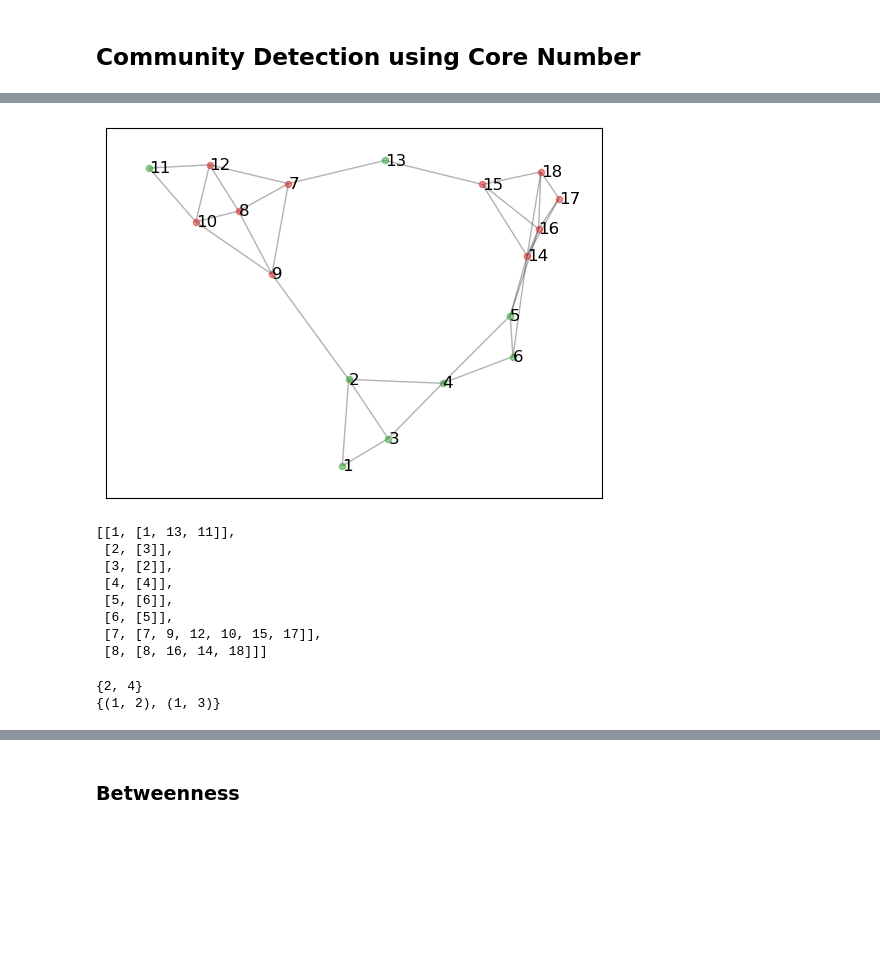
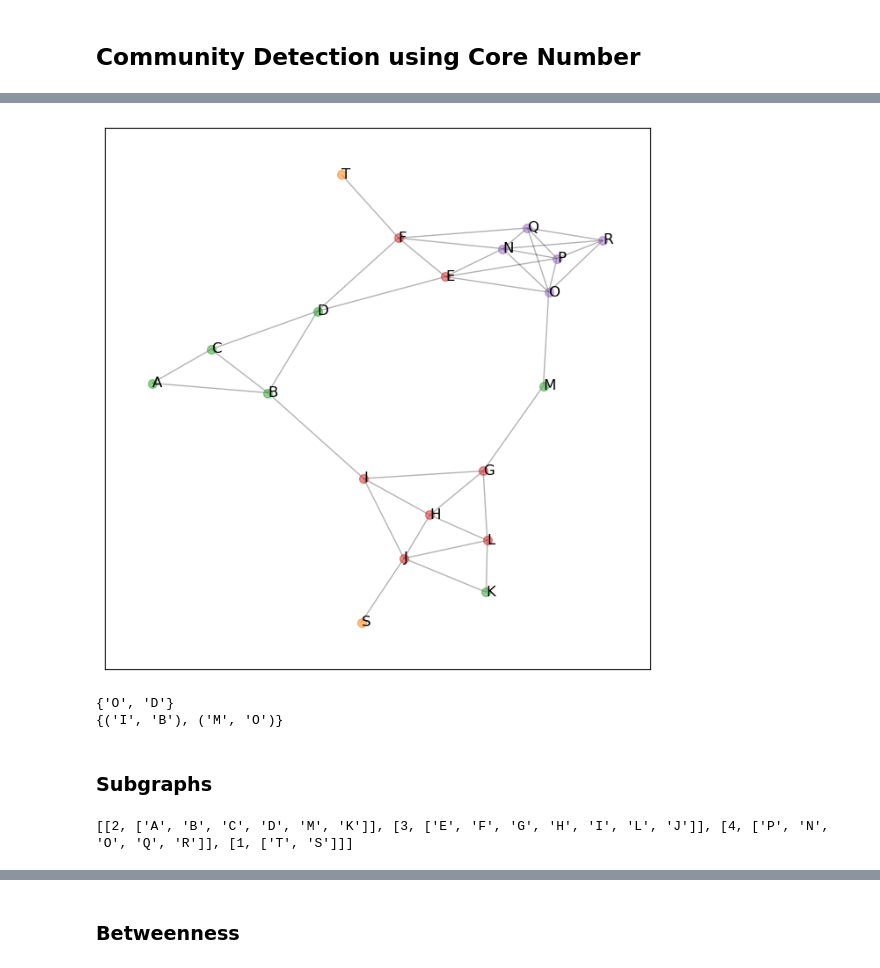
Before and after one commit to Sciences-historiques-numeriques/histoire_numerique_methodes, a Jupyter notebook: analyse_reseaux/networkx_slicing_with_cores.ipynb, the cells around one changed output, grey strips where cells are left out. Cells and saved outputs as stored; diff of their text form; code cells hidden in the pictures; blank space fills up the shorter version.

Commit message:
Améliorations slicing k cores

```diff
--- a/analyse_reseaux/networkx_slicing_with_cores.ipynb
+++ b/analyse_reseaux/networkx_slicing_with_cores.ipynb
@@ -222,0 +88,27 @@ Layer 8: [8, 16, 14, 18]
+# %%
+
+# Create a sample graph with some communities
+
+l = [
+        ('A', 'B'), ('A', 'C'), ('B', 'C'), ('B', 'D'), ('C', 'D'), ('D', 'E'),
+        ('D', 'F'), ('E', 'F'), ('E', 'P'), ('E', 'N'), ('E', 'O'),
+        ('F', 'T'),('F', 'Q'),('G', 'H'), ('G', 'I'),
+        ('G', 'L'), ('G', 'M'), ('H', 'I'), ('H', 'J'), ('H', 'L'), ('I', 'B'),
+        ('I', 'J'), ('J', 'K'), ('J', 'L'), ('J', 'S'), ('K', 'L'), ('M', 'O'), ('O', 'R'),
+        ('N', 'F'), ('N', 'O'), ('N', 'P'), ('N', 'Q'), ('N', 'R'), ('O', 'P'), ('O', 'Q'),
+        ('P', 'Q'), ('P', 'R'), ('Q', 'R')]
+
+
+G = nx.Graph()
+G.add_edges_from(l)
+
+
+plt.figure(figsize=(7,7))
+
+pos=nx.kamada_kawai_layout(G)
+#pos=nx.spring_layout(G, k=0.5)
+
+nx.draw_networkx_nodes(G, pos, node_size=20,alpha=0.5)
+nx.draw_networkx_edges(G, pos, alpha=0.3)
+nx.draw_networkx_labels(G, pos, horizontalalignment='left', font_size=14, alpha=0.8)
+plt.show()
@@ -259,31 +223,30 @@ dtype: float64
 # %%
+plt.figure(figsize=(8,8))
+#pos=nx.kamada_kawai_layout(G)
+pos=nx.spring_layout(G, k=0.5)
 
 # Visualize the graph with communities
 pos = nx.spring_layout(G)
 for core_number, community in communities.items():
-    nx.draw_networkx_nodes(G, pos, nodelist=community, node_color=f"C{core_number}", node_size=20,
+    nx.draw_networkx_nodes(G, pos, nodelist=community, node_color=f"C{core_number}", node_size=50,
                            alpha=0.5)
 nx.draw_networkx_edges(G, pos, alpha=0.3)
 nx.draw_networkx_labels(G, pos, horizontalalignment='left')
 plt.show()
 # %% [output]
-[figure, old version]
+[figure, new version]
-# %%
-pprint.pprint(l_ol)
-# %% [output]
-[[1, [1, 13, 11]],
- [2, [3]],
- [3, [2]],
- [4, [4]],
- [5, [6]],
- [6, [5]],
- [7, [7, 9, 12, 10, 15, 17]],
- [8, [8, 16, 14, 18]]]
 # %%
 ### Minimum nodes or edges to remove in order to disconnect a graph
 # You can define nodes you want to have in different components
-print(nx.minimum_node_cut(G, s=8, t=3 ))
-print(nx.minimum_edge_cut(G))
+print(nx.minimum_node_cut(G, s='H', t='Q' ))
+print(nx.minimum_edge_cut(G, s='H', t='Q'))
 # %% [output]
-{2, 4}
-{(1, 2), (1, 3)}
+{'O', 'D'}
+{('I', 'B'), ('M', 'O')}
+# %% [markdown]
+### Subgraphs
+# %%
+### Observe data structure of communities list
+print(cts)
+# %% [output]
+[[2, ['A', 'B', 'C', 'D', 'M', 'K']], [3, ['E', 'F', 'G', 'H', 'I', 'L', 'J']], [4, ['P', 'N', 'O', 'Q', 'R']], [1, ['T', 'S']]]
```
Also changed, not shown: parts of 29 cells of this notebook.
